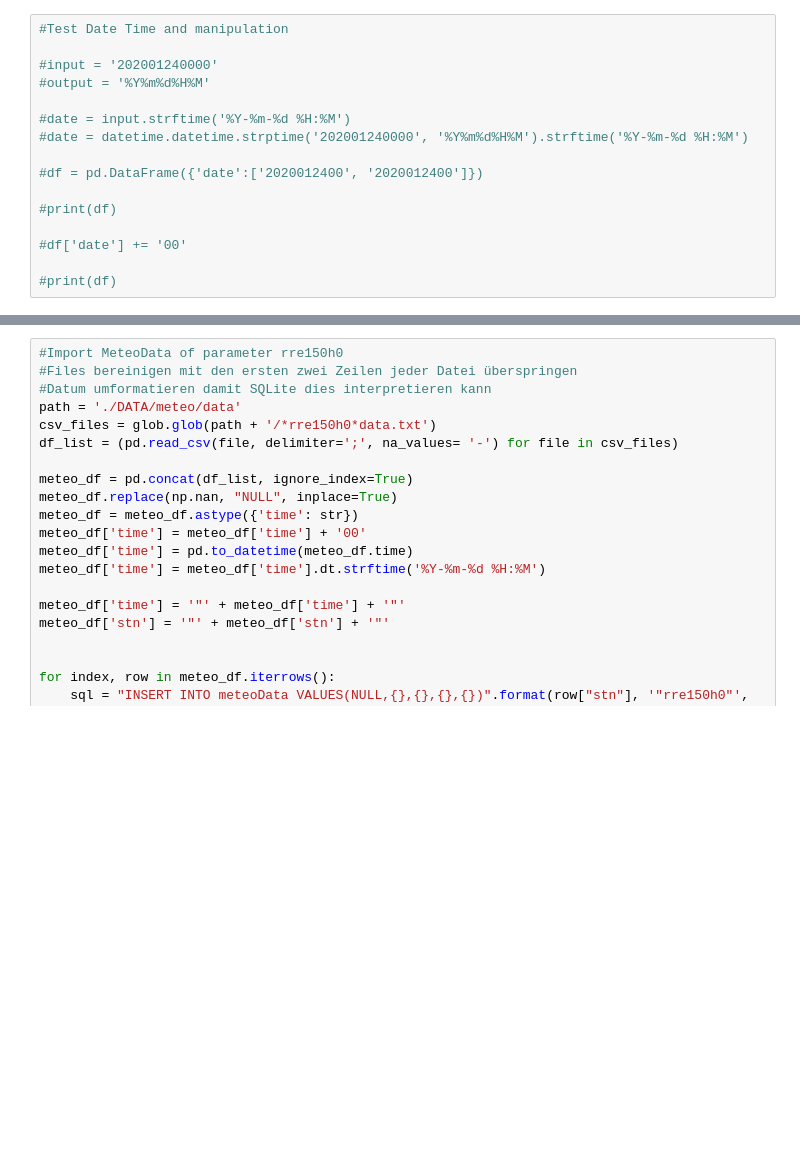
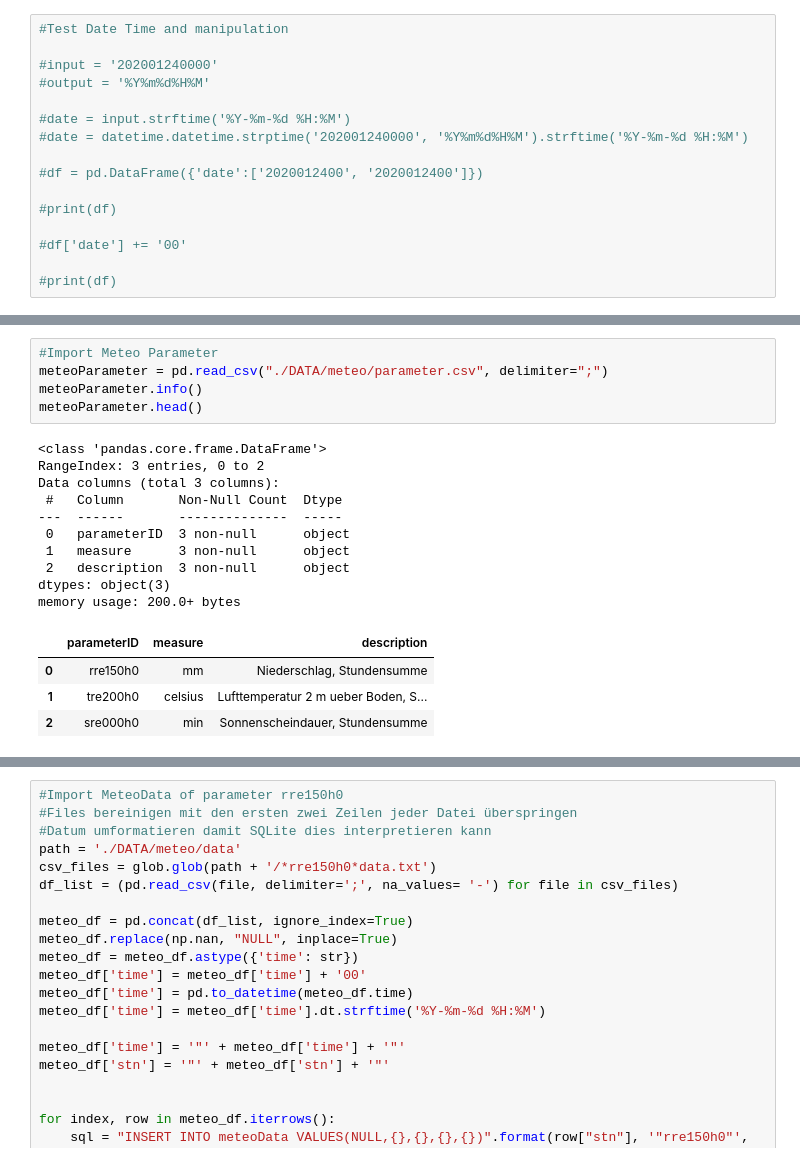
Before and after one commit to 7Horizon/BINA-CaseStudy, a Jupyter notebook: bina_dataimport.ipynb, the cells around one changed output, grey strips where cells are left out. Drawn from its saved outputs; the diff is of its cells as text; blank space fills up the shorter version.

```diff
--- a/bina_dataimport.ipynb
+++ b/bina_dataimport.ipynb
@@ -681,0 +682,20 @@ Die drei relevanten CSV-Dateien MainCategoryCatalogue, PlantCategoryCatalogue un
+# %%
+#Import Meteo Parameter
+meteoParameter = pd.read_csv("./DATA/meteo/parameter.csv", delimiter=";")
+meteoParameter.info()
+meteoParameter.head()
+# %% [output]
+<class 'pandas.core.frame.DataFrame'>
+RangeIndex: 3 entries, 0 to 2
+Data columns (total 3 columns):
+ #   Column       Non-Null Count  Dtype
+---  ------       --------------  -----
+ 0   parameterID  3 non-null      object
+ 1   measure      3 non-null      object
+ 2   description  3 non-null      object
+dtypes: object(3)
+memory usage: 200.0+ bytes
+|  | parameterID | measure | description |
+| 0 | rre150h0 | mm | Niederschlag, Stundensumme |
+| 1 | tre200h0 | celsius | Lufttemperatur 2 m ueber Boden, S... |
+| 2 | sre000h0 | min | Sonnenscheindauer, Stundensumme |
```
Also changed, not shown: parts of 5 cells of this notebook.
